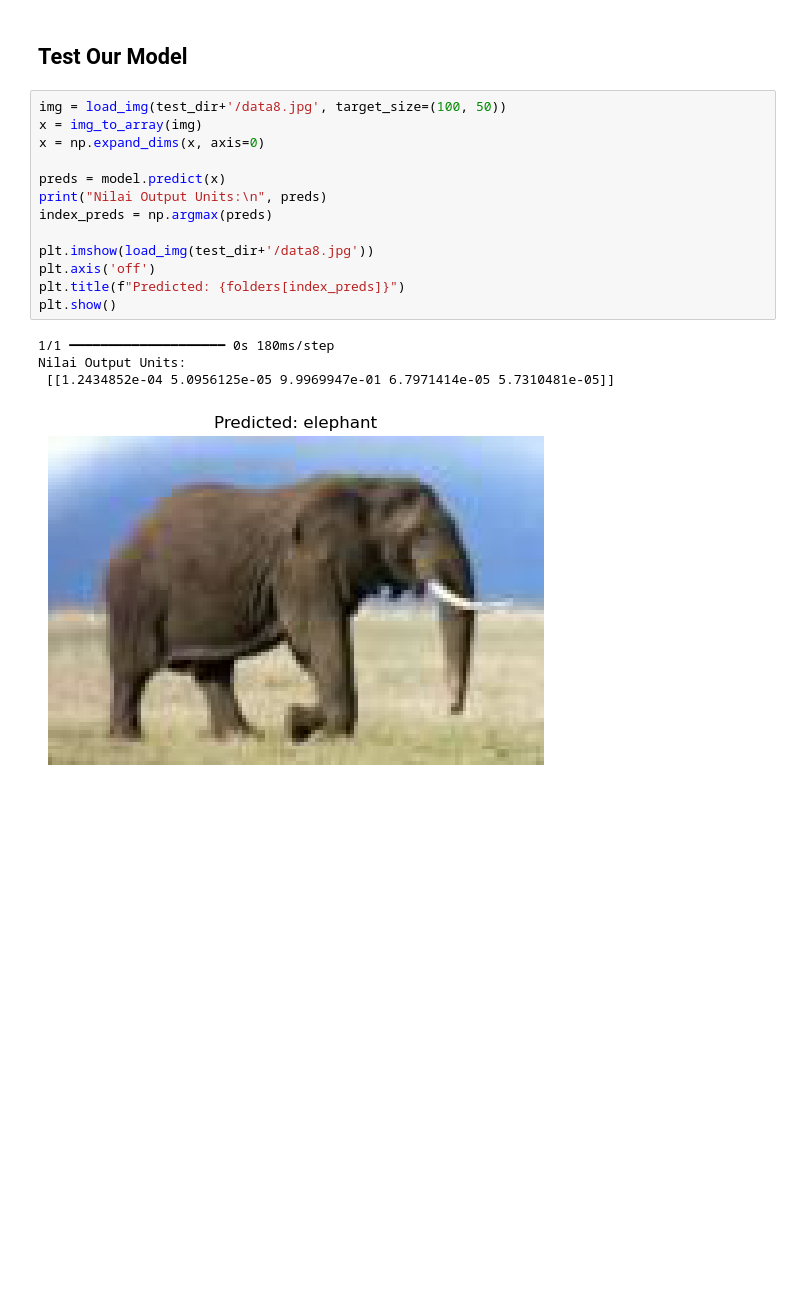
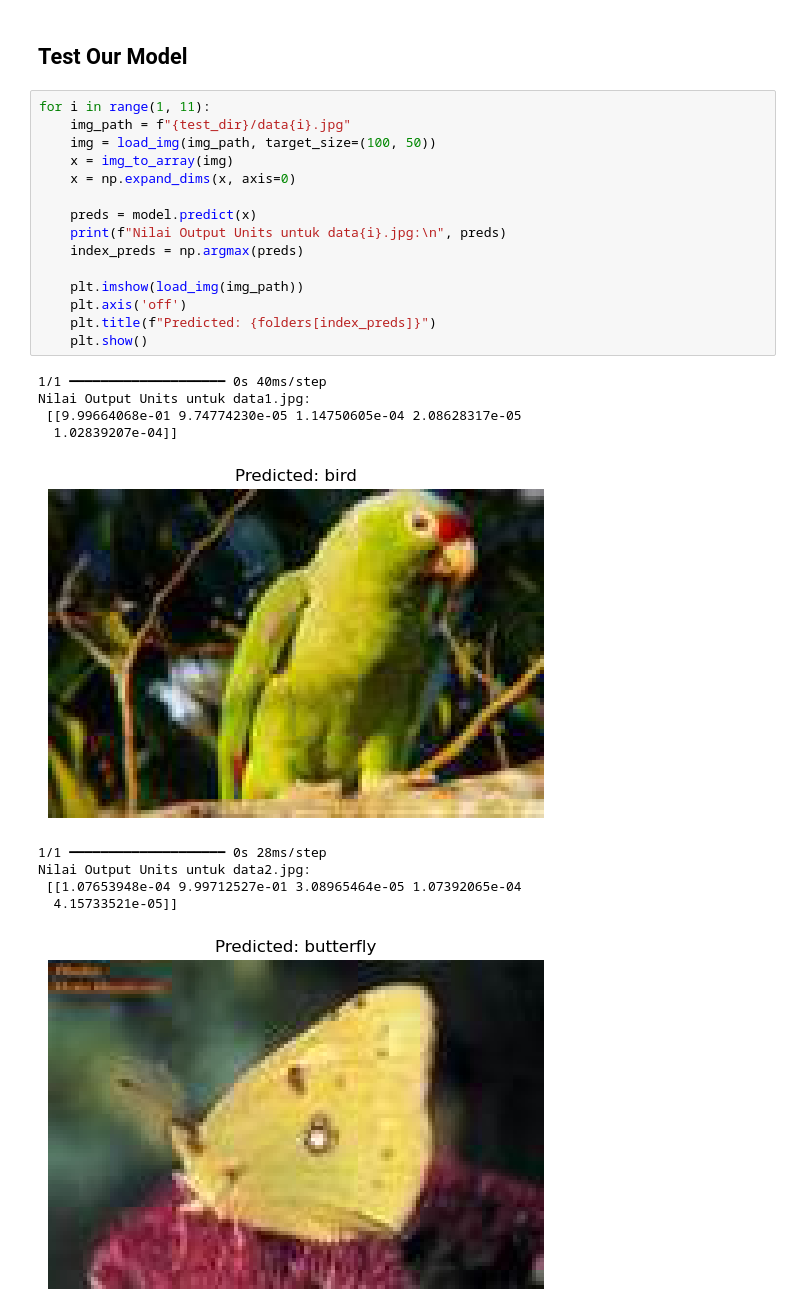
Before and after one commit to abdmuffid/College, a Jupyter notebook: Neuro Computing/Week 11/Image Retrieval.ipynb, the cells around one changed output. Cells and saved outputs as stored; diff of their text form; blank space fills up the shorter version.

```diff
--- a/Neuro Computing/Week 11/Image Retrieval.ipynb
+++ b/Neuro Computing/Week 11/Image Retrieval.ipynb
@@ -213,20 +213,28 @@ plt.legend()
 # %% [markdown]
 ## Test Our Model
 # %%
-img = load_img(test_dir+'/data8.jpg', target_size=(100, 50))
-x = img_to_array(img)
-x = np.expand_dims(x, axis=0)
+for i in range(1, 11):
+    img_path = f"{test_dir}/data{i}.jpg"
+    img = load_img(img_path, target_size=(100, 50))
+    x = img_to_array(img)
+    x = np.expand_dims(x, axis=0)
 
-preds = model.predict(x)
-print("Nilai Output Units:\n", preds)
-index_preds = np.argmax(preds)
+    preds = model.predict(x)
+    print(f"Nilai Output Units untuk data{i}.jpg:\n", preds)
+    index_preds = np.argmax(preds)
 
-plt.imshow(load_img(test_dir+'/data8.jpg'))
-plt.axis('off')
-plt.title(f"Predicted: {folders[index_preds]}")
-plt.show()
+    plt.imshow(load_img(img_path))
+    plt.axis('off')
+    plt.title(f"Predicted: {folders[index_preds]}")
+    plt.show()
 # %% [output]
-1/1 ━━━━━━━━━━━━━━━━━━━━ 0s 180ms/step
-Nilai Output Units:
- [[1.2434852e-04 5.0956125e-05 9.9969947e-01 6.7971414e-05 5.7310481e-05]]
+1/1 ━━━━━━━━━━━━━━━━━━━━ 0s 40ms/step
+Nilai Output Units untuk data1.jpg:
+ [[9.99664068e-01 9.74774230e-05 1.14750605e-04 2.08628317e-05
+  1.02839207e-04]]
-[figure, old version]
+[figure, new version]
+1/1 ━━━━━━━━━━━━━━━━━━━━ 0s 28ms/step
+Nilai Output Units untuk data2.jpg:
+ [[1.07653948e-04 9.99712527e-01 3.08965464e-05 1.07392065e-04
+  4.15733521e-05]]
+[figure, added]
```
Also changed, not shown: parts of 1 cell of this notebook.
